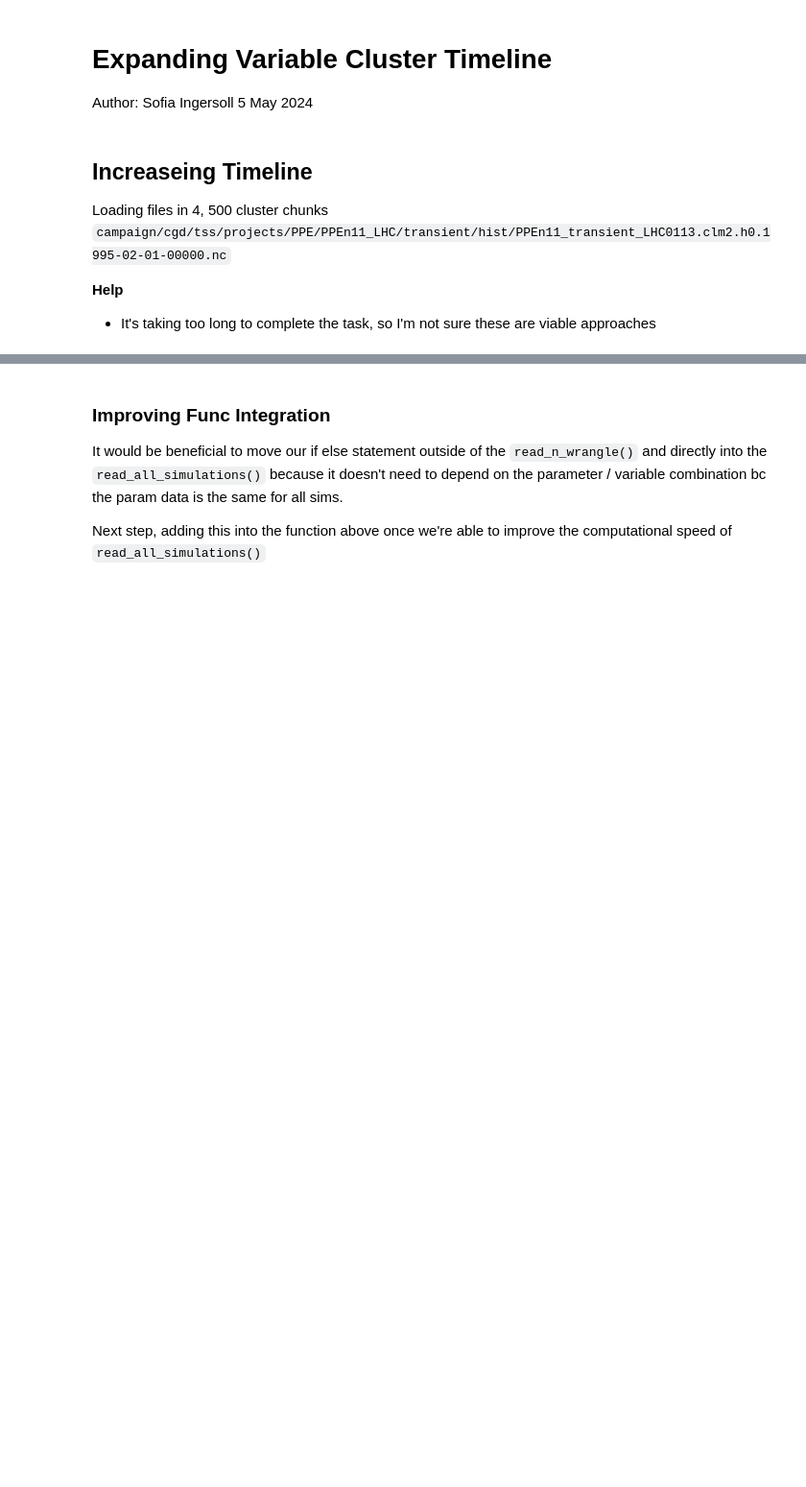
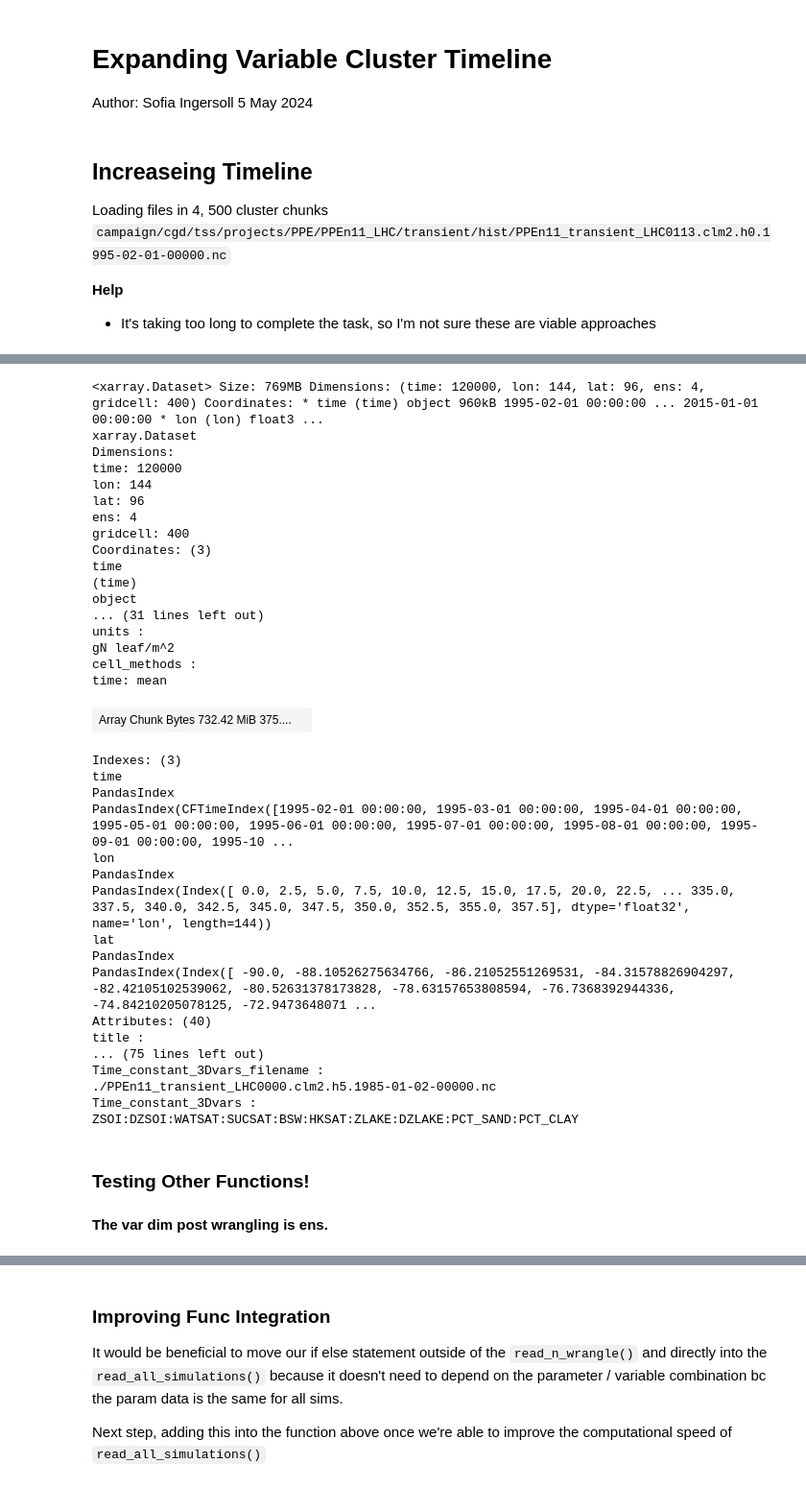
Before and after one commit to GaiaFuture/Prototype, a Jupyter notebook: expanding_var_cluster_timeline.ipynb, the cells around one changed output, grey strips where cells are left out. Shown: that part at 96% size. Cells and saved outputs as stored; diff of their text form; code cells hidden in the pictures; blank space fills up the shorter version.

Commit message:
succesfully read & wrangle 1995-2015, need help troubleshooting unstacking for integration

```diff
--- a/expanding_var_cluster_timeline.ipynb
+++ b/expanding_var_cluster_timeline.ipynb
@@ -37,7 +38,7 @@ Workers
 # %%
 cluster_lists = [
-        sorted(glob.glob('/glade/campaign/cgd/tss/projects/PPE/PPEn11_LHC/transient/hist/PPEn11_transient_LHC[0][0-5][0-9][0-9].clm2.h0.1995-02-01-00000.nc')),
-        sorted(glob.glob('/glade/campaign/cgd/tss/projects/PPE/PPEn11_LHC/transient/hist/PPEn11_transient_LHC[0][0-5][0-9][0-9].clm2.h0.2000-02-01-00000.nc')),
-        sorted(glob.glob('/glade/campaign/cgd/tss/projects/PPE/PPEn11_LHC/transient/hist/PPEn11_transient_LHC[0][0-5][0-9][0-9].clm2.h0.2005-02-01-00000.nc')),
-        sorted(glob.glob('/glade/campaign/cgd/tss/projects/PPE/PPEn11_LHC/transient/hist/PPEn11_transient_LHC[0][0-5][0-9][0-9].clm2.h0.2010-02-01-00000.nc'))
+        sorted(glob.glob('/glade/campaign/cgd/tss/projects/PPE/PPEn11_LHC/transient/hist/PPEn11_transient_LHC[0][0-5][0-9][0-9].clm2.h0.1995-02-01-00000.nc')[1:]),
+        sorted(glob.glob('/glade/campaign/cgd/tss/projects/PPE/PPEn11_LHC/transient/hist/PPEn11_transient_LHC[0][0-5][0-9][0-9].clm2.h0.2000-02-01-00000.nc')[1:]),
+        sorted(glob.glob('/glade/campaign/cgd/tss/projects/PPE/PPEn11_LHC/transient/hist/PPEn11_transient_LHC[0][0-5][0-9][0-9].clm2.h0.2005-02-01-00000.nc')[1:]),
+        sorted(glob.glob('/glade/campaign/cgd/tss/projects/PPE/PPEn11_LHC/transient/hist/PPEn11_transient_LHC[0][0-5][0-9][0-9].clm2.h0.2010-02-01-00000.nc')[1:])
     ]
@@ -143,0 +45,67 @@ distributed.client.AllExit
+# %%
+def read_all_simulations2(var):
+    '''Prepare cluster list and read to create ensemble(group of data)
+    Use preprocess to select only certain dimension and a variable'''
+    # Define the list of lists
+    cluster_lists = [
+        sorted(glob.glob('/glade/campaign/cgd/tss/projects/PPE/PPEn11_LHC/transient/hist/PPEn11_transient_LHC[0][0-5][0-9][0-9].clm2.h0.1995-02-01-00000.nc')[1:]),
+        sorted(glob.glob('/glade/campaign/cgd/tss/projects/PPE/PPEn11_LHC/transient/hist/PPEn11_transient_LHC[0][0-5][0-9][0-9].clm2.h0.2000-02-01-00000.nc')[1:]),
+        sorted(glob.glob('/glade/campaign/cgd/tss/projects/PPE/PPEn11_LHC/transient/hist/PPEn11_transient_LHC[0][0-5][0-9][0-9].clm2.h0.2005-02-01-00000.nc')[1:]),
+        sorted(glob.glob('/glade/campaign/cgd/tss/projects/PPE/PPEn11_LHC/transient/hist/PPEn11_transient_LHC[0][0-5][0-9][0-9].clm2.h0.2010-02-01-00000.nc')[1:])
+    ]
+
+    def preprocess(ds, var):
+        '''using this function in xr.open_mfdataset as preprocess
+        ensures that when only these four things are selected
+        before the data is combined'''
+        return ds[['lat', 'lon', 'time', var]]
+
+    #read the list and load it for the notebook
+    ds = xr.open_mfdataset( cluster_lists,
+                            combine='nested',
+                            preprocess = lambda ds: preprocess(ds, var),
+                            parallel= True,
+                            concat_dim= ["ens","time"])
+    return ds
+# %%
+# this ran in 99 seconds!!!
+# WE OFFICIALLY HAVE 1995 - 2015
+read_all_simulations2("LNC")
+# %% [output]
+<xarray.Dataset> Size: 769MB Dimensions: (time: 120000, lon: 144, lat: 96, ens: 4, gridcell: 400) Coordinates: * time (time) object 960kB 1995-02-01 00:00:00 ... 2015-01-01 00:00:00 * lon (lon) float3 ...
+xarray.Dataset
+Dimensions:
+time: 120000
+lon: 144
+lat: 96
+ens: 4
+gridcell: 400
+Coordinates: (3)
+time
+(time)
+object
+... (31 lines left out)
+units :
+gN leaf/m^2
+cell_methods :
+time: mean
+| Array Chunk Bytes 732.42 MiB 375.... |  |
+Indexes: (3)
+time
+PandasIndex
+PandasIndex(CFTimeIndex([1995-02-01 00:00:00, 1995-03-01 00:00:00, 1995-04-01 00:00:00, 1995-05-01 00:00:00, 1995-06-01 00:00:00, 1995-07-01 00:00:00, 1995-08-01 00:00:00, 1995-09-01 00:00:00, 1995-10 ...
+lon
+PandasIndex
+PandasIndex(Index([ 0.0, 2.5, 5.0, 7.5, 10.0, 12.5, 15.0, 17.5, 20.0, 22.5, ... 335.0, 337.5, 340.0, 342.5, 345.0, 347.5, 350.0, 352.5, 355.0, 357.5], dtype='float32', name='lon', length=144))
+lat
+PandasIndex
+PandasIndex(Index([ -90.0, -88.10526275634766, -86.21052551269531, -84.31578826904297, -82.42105102539062, -80.52631378173828, -78.63157653808594, -76.7368392944336, -74.84210205078125, -72.9473648071 ...
+Attributes: (40)
+title :
+... (75 lines left out)
+Time_constant_3Dvars_filename :
+./PPEn11_transient_LHC0000.clm2.h5.1985-01-02-00000.nc
+Time_constant_3Dvars :
+ZSOI:DZSOI:WATSAT:SUCSAT:BSW:HKSAT:ZLAKE:DZLAKE:PCT_SAND:PCT_CLAY
+# %% [markdown]
+### Testing Other Functions!
@@ -143,0 +180,2 @@ distributed.client.AllExit
+# %% [markdown]
+**The var dim post wrangling is ens.**
```
Also changed, not shown: parts of 16 cells of this notebook.
